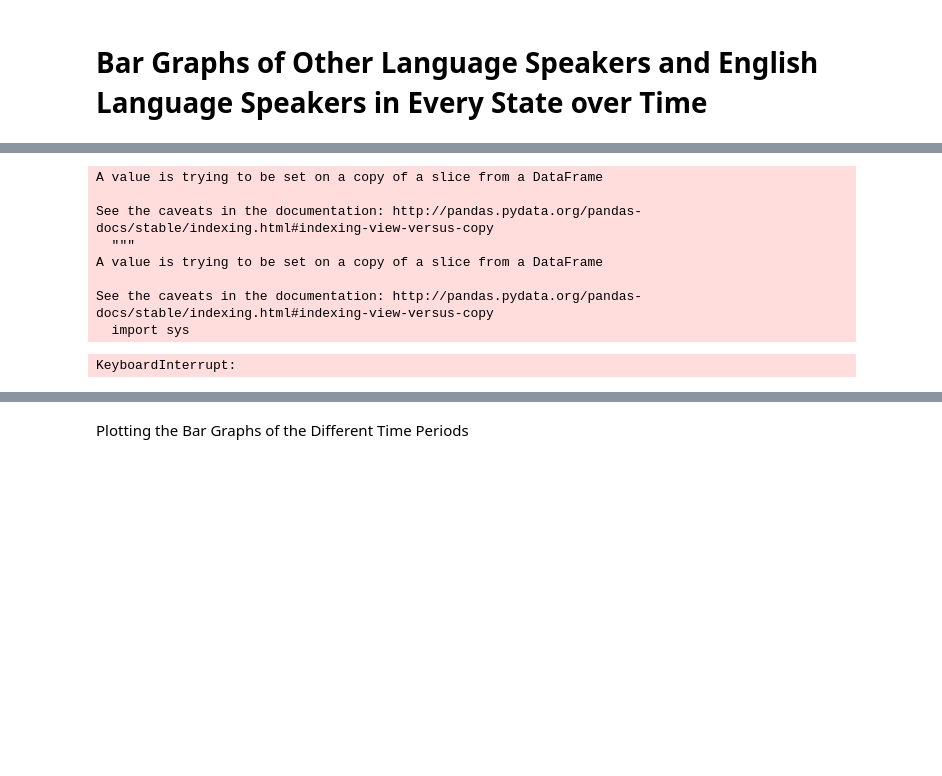
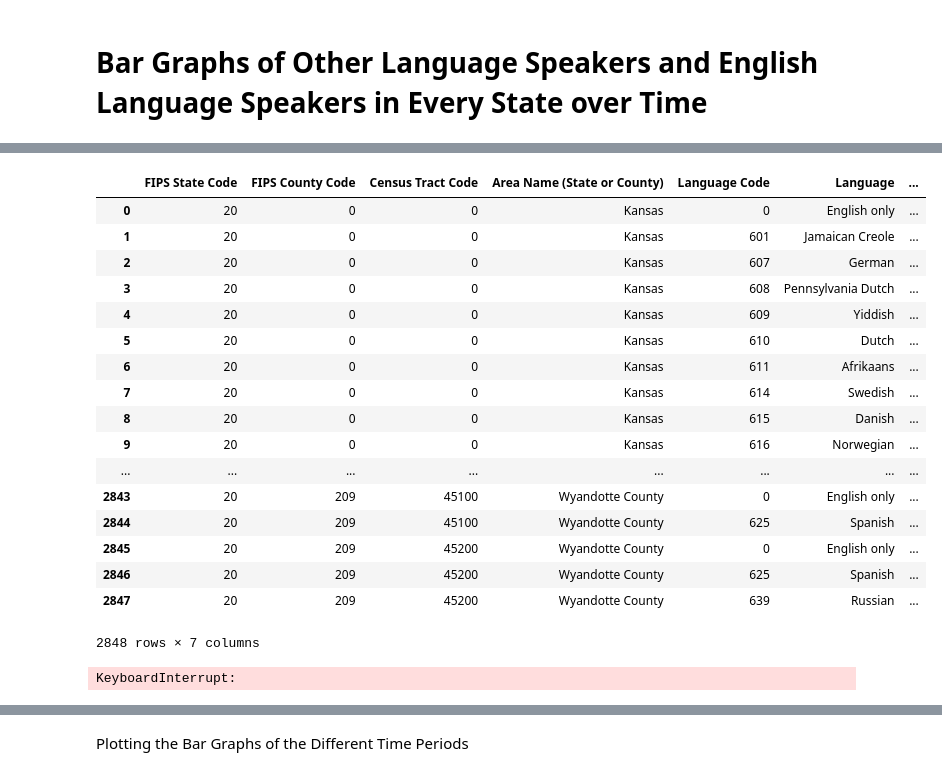
Before and after one commit to AllisonBusa/The-Mother-Tongue-of-US-Communities, a Jupyter notebook: Analysis.ipynb, the cells around one changed output, grey strips where cells are left out. Cells and saved outputs as stored; diff of their text form; code cells hidden in the pictures; blank space fills up the shorter version.

Commit message:
trying to import whole dataframe first

```diff
--- a/Analysis.ipynb
+++ b/Analysis.ipynb
@@ -160,28 +154,41 @@ with open("other2000state.csv", 'w', newline='') as myfile:
      wr = csv.writer(myfile, quoting=csv.QUOTE_ALL)
      wr.writerow(other2000)
 # %%
-df = pd.read_excel("/home/jobanner/The-Mother-Tongue-of-US-Communities/raw_data/LanguageSpokenatHome_2000.xlsx",states00[0],skiprows=[0,1,2,3]).dropna()
+df = pd.read_excel("/home/alli/The-Mother-Tongue-of-US-Communities/raw_data/LanguageSpokenatHome_2000.xlsx",states00,skiprows=[0,1,2,3])
+# %%
+df['KS']
+# %% [output]
+|  | FIPS State Code | FIPS County Code | Census Tract Code | Area Name (State or County) | Language Code | Language | ... |
+| 0 | 20 | 0 | 0 | Kansas | 0 | English only | ... |
+| 1 | 20 | 0 | 0 | Kansas | 601 | Jamaican Creole | ... |
+| 2 | 20 | 0 | 0 | Kansas | 607 | German | ... |
+| 3 | 20 | 0 | 0 | Kansas | 608 | Pennsylvania Dutch | ... |
+| 4 | 20 | 0 | 0 | Kansas | 609 | Yiddish | ... |
+| 5 | 20 | 0 | 0 | Kansas | 610 | Dutch | ... |
+| 6 | 20 | 0 | 0 | Kansas | 611 | Afrikaans | ... |
+| 7 | 20 | 0 | 0 | Kansas | 614 | Swedish | ... |
+| 8 | 20 | 0 | 0 | Kansas | 615 | Danish | ... |
+| 9 | 20 | 0 | 0 | Kansas | 616 | Norwegian | ... |
+| ... | ... | ... | ... | ... | ... | ... | ... |
+| 2843 | 20 | 209 | 45100 | Wyandotte County | 0 | English only | ... |
+| 2844 | 20 | 209 | 45100 | Wyandotte County | 625 | Spanish | ... |
+| 2845 | 20 | 209 | 45200 | Wyandotte County | 0 | English only | ... |
+| 2846 | 20 | 209 | 45200 | Wyandotte County | 625 | Spanish | ... |
+| 2847 | 20 | 209 | 45200 | Wyandotte County | 639 | Russian | ... |
+2848 rows × 7 columns
 # %%
 pop=pd.DataFrame(index=df["Language"], columns=statesfull00)
 # %%
 languages = df["Language"]
 # %%
-for i in range(0,52):
-    df = pd.read_excel("/home/jobanner/The-Mother-Tongue-of-US-Communities/raw_data/LanguageSpokenatHome_2000.xlsx",states00[i],skiprows=[0,1,2,3]).dropna()
+for i in range(0,5):
+    df = pd.read_excel("/home/alli/The-Mother-Tongue-of-US-Communities/raw_data/LanguageSpokenatHome_2000.xlsx",states00[i],skiprows=[0,1,2,3]).dropna()
     for language in languages:
         try:
             pop[statesfull00[i]][language]=df[(df["Area Name (State or County)"]==statesfull00[i]) & (df["Language"]==language)]["Number of speakers"].item()
         except:
              pop[statesfull00[i]][language]=0
 # %% [output]
-A value is trying to be set on a copy of a slice from a DataFrame
-
-See the caveats in the documentation: http://pandas.pydata.org/pandas-docs/stable/indexing.html#indexing-view-versus-copy
-  """
-A value is trying to be set on a copy of a slice from a DataFrame
-
-See the caveats in the documentation: http://pandas.pydata.org/pandas-docs/stable/indexing.html#indexing-view-versus-copy
-  import sys
+KeyboardInterrupt:
-KeyboardInterrupt:
 # %%
 pop
```
Also changed, not shown: parts of 15 cells of this notebook.
